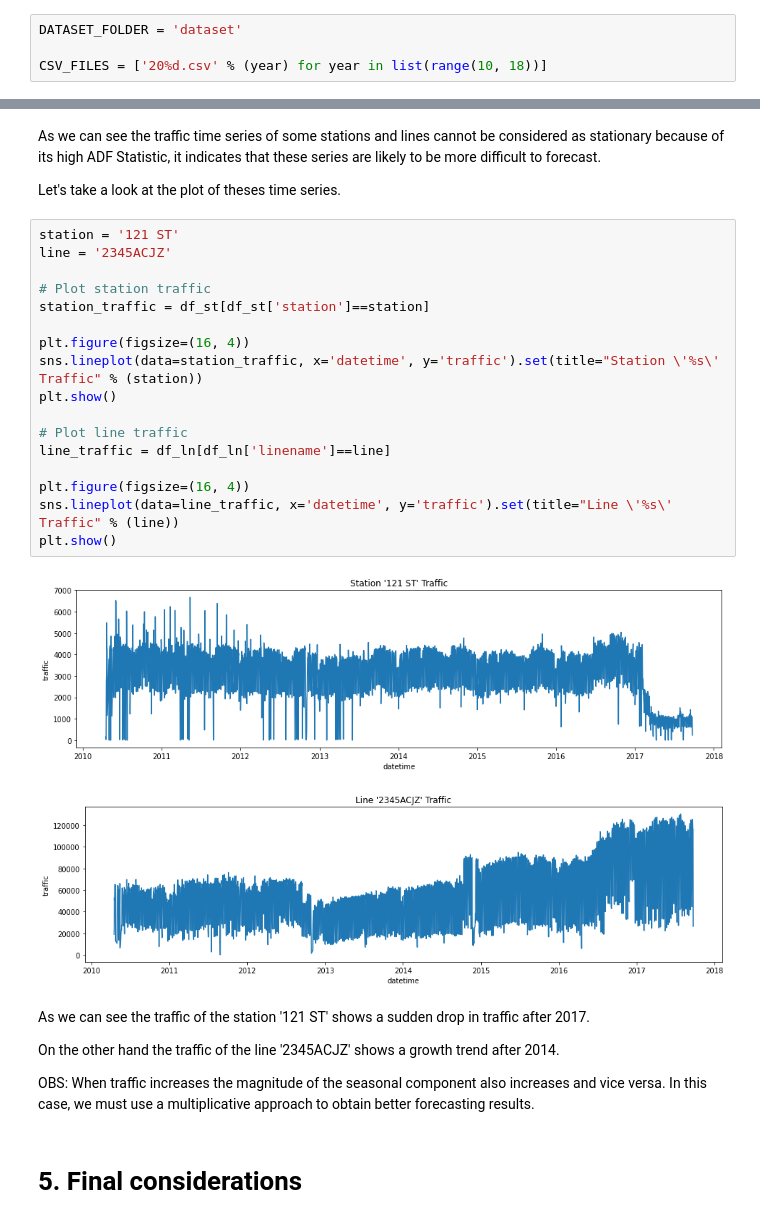
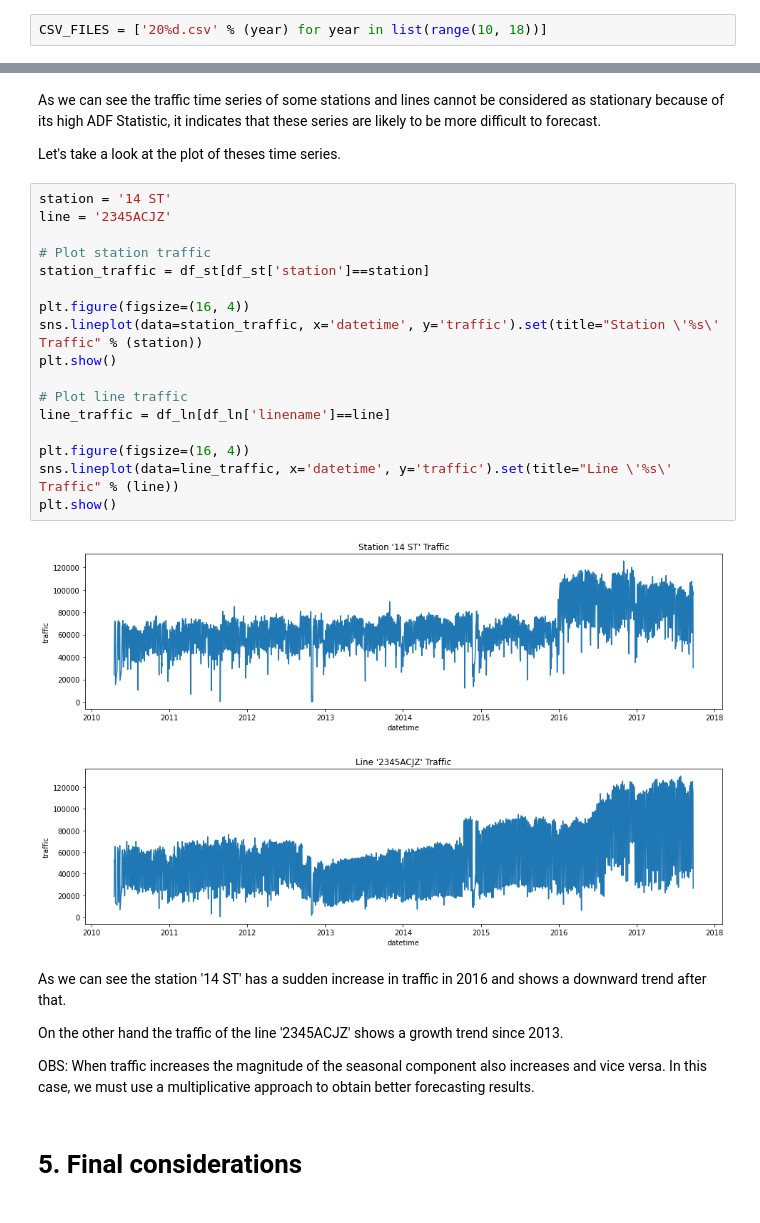
Before and after one commit to esgario/nyc-metro-forecasting, a Jupyter notebook: 1_exploratory_data_analysis.ipynb, the cells around one changed output, grey strips where cells are left out. Cells and saved outputs as stored; diff of their text form.

```diff
--- a/1_exploratory_data_analysis.ipynb
+++ b/1_exploratory_data_analysis.ipynb
@@ -241,8 +240,6 @@ del df, df_st, df_ln
 
 Now that we have an idea of how our data behaves, let's prepare it for forecast.
 # %%
-DATASET_FOLDER = 'dataset'
-
 CSV_FILES = ['20%d.csv' % (year) for year in list(range(10, 18))]
 # %% [markdown]
 ## 3.1. Preprocessing and saving files <a class="anchor" id="preprocessing-saving"></a>
@@ -425,29 +424,29 @@ As we can see the traffic time series of some stations and lines cannot be consi
 
 Let's take a look at the plot of theses time series.
 # %%
-station = '121 ST'
+station = '14 ST'
 line = '2345ACJZ'
 
 # Plot station traffic
 station_traffic = df_st[df_st['station']==station]
 
 plt.figure(figsize=(16, 4))
 sns.lineplot(data=station_traffic, x='datetime', y='traffic').set(title="Station \'%s\' Traffic" % (station))
 plt.show()
 
 # Plot line traffic
 line_traffic = df_ln[df_ln['linename']==line]
 
 plt.figure(figsize=(16, 4))
 sns.lineplot(data=line_traffic, x='datetime', y='traffic').set(title="Line \'%s\' Traffic" % (line))
 plt.show()
 # %% [output]
-[figure, old version]
+[figure, new version]
 [figure]
 # %% [markdown]
-As we can see the traffic of the station '121 ST' shows a sudden drop in traffic after 2017.
+As we can see the station '14 ST' has a sudden increase in traffic in 2016 and shows a downward trend after that.
 
-On the other hand the traffic of the line '2345ACJZ' shows a growth trend after 2014.
+On the other hand the traffic of the line '2345ACJZ' shows a growth trend since 2013.
 
 OBS: When traffic increases the magnitude of the seasonal component also increases and vice versa. In this case, we must use a multiplicative approach to obtain better forecasting results.
 # %% [markdown]
```
Also changed, not shown: parts of 5 cells of this notebook, 1 other file.
